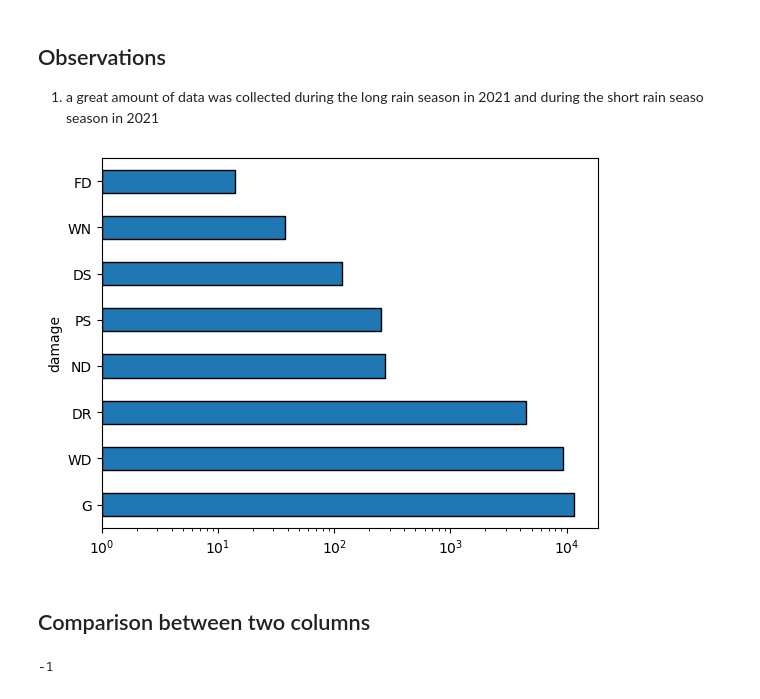
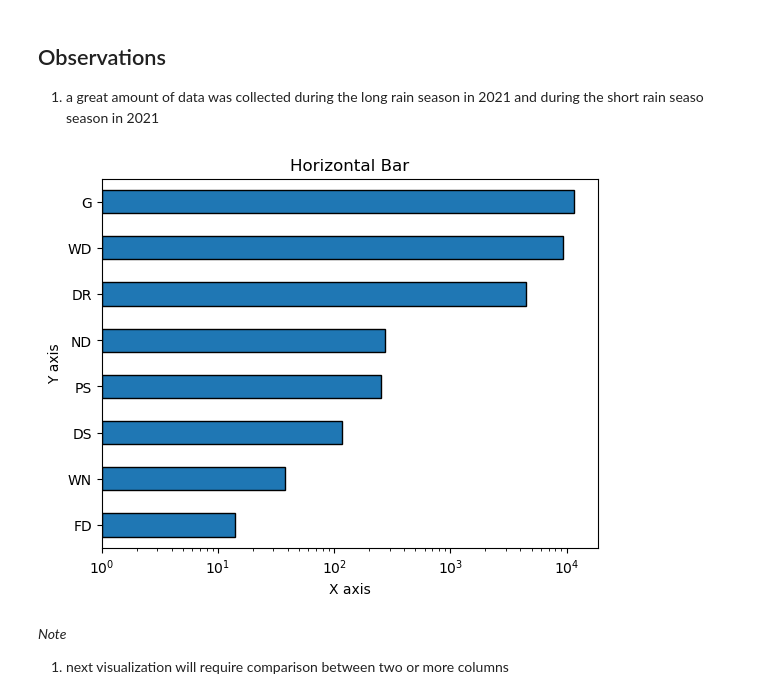
Before and after one commit to NyakioRosemary/Eyes_on_the_ground_Agri_project, a Jupyter notebook: index (8).ipynb, the cells around one changed output. Drawn from its saved outputs; the diff is of its cells as text; code cells hidden in the pictures.

Commit message:
having the visualized data points under functions

```diff
--- a/index (8).ipynb
+++ b/index (8).ipynb
@@ -278,17 +278,15 @@ plot_pie_chart(unique_counts, labels)
 # %%
 def horizontal_bar(counts):
 
-    plt.barh(col)
+    sorted_counts = counts.sort_values(ascending=True)
+    sorted_counts.plot.barh(width = 0.5, log = True, edgecolor = 'black')
     plt.title('Horizontal Bar')
     plt.xlabel('X axis')
     plt.ylabel('Y axis')
-# %%
-damage_counts.plot.barh(width = 0.5, log = True, edgecolor = 'black');
-# %% [output]
-[figure, removed]
-# %% [markdown]
-## Comparison between two columns
-# %%
-1 - 2
-# %% [output]
--1
+# %%
+horizontal_bar(damage_counts)
+# %% [output]
+[figure, added]
+# %% [markdown]
+*Note*
+1. next visualization will require comparison between two or more columns
```
